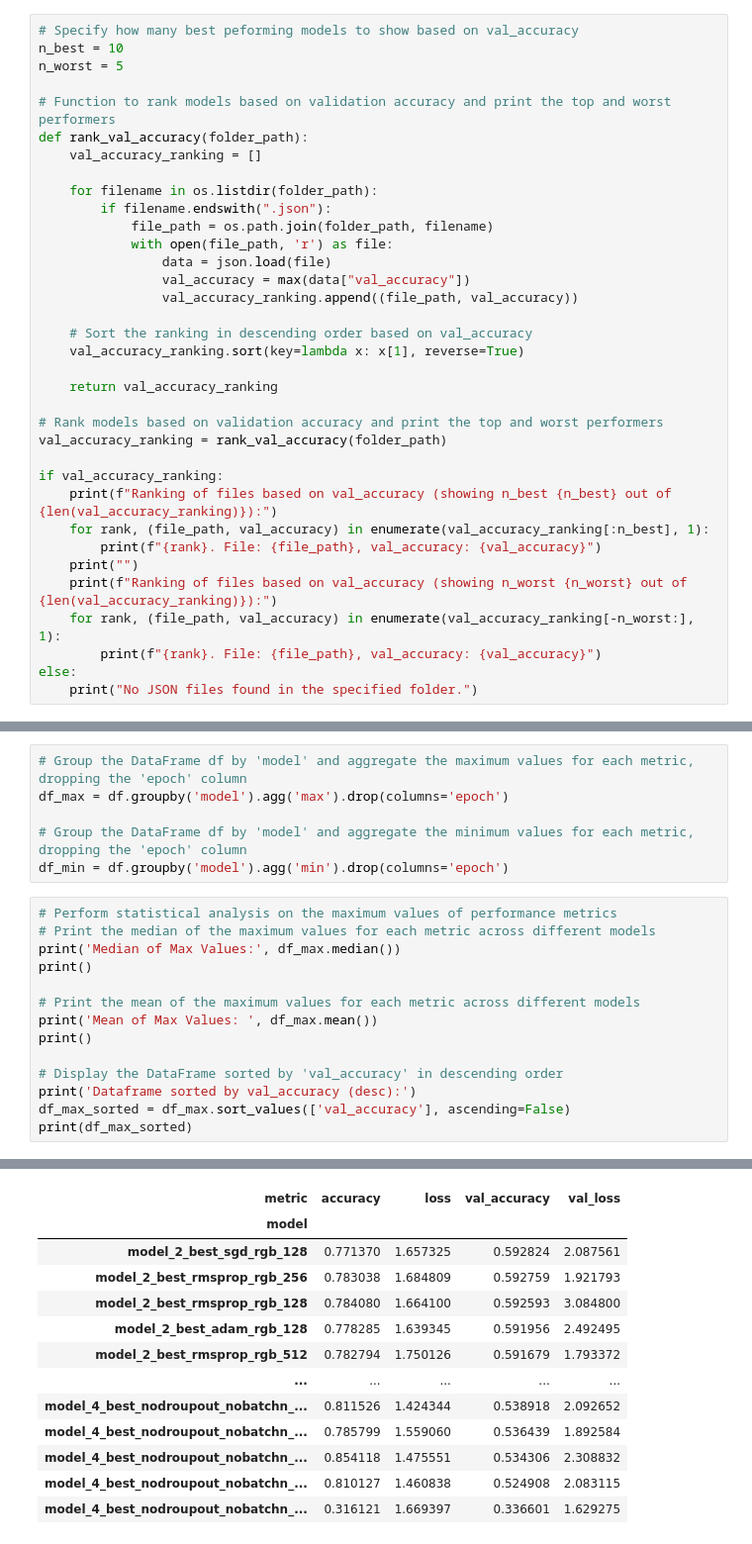
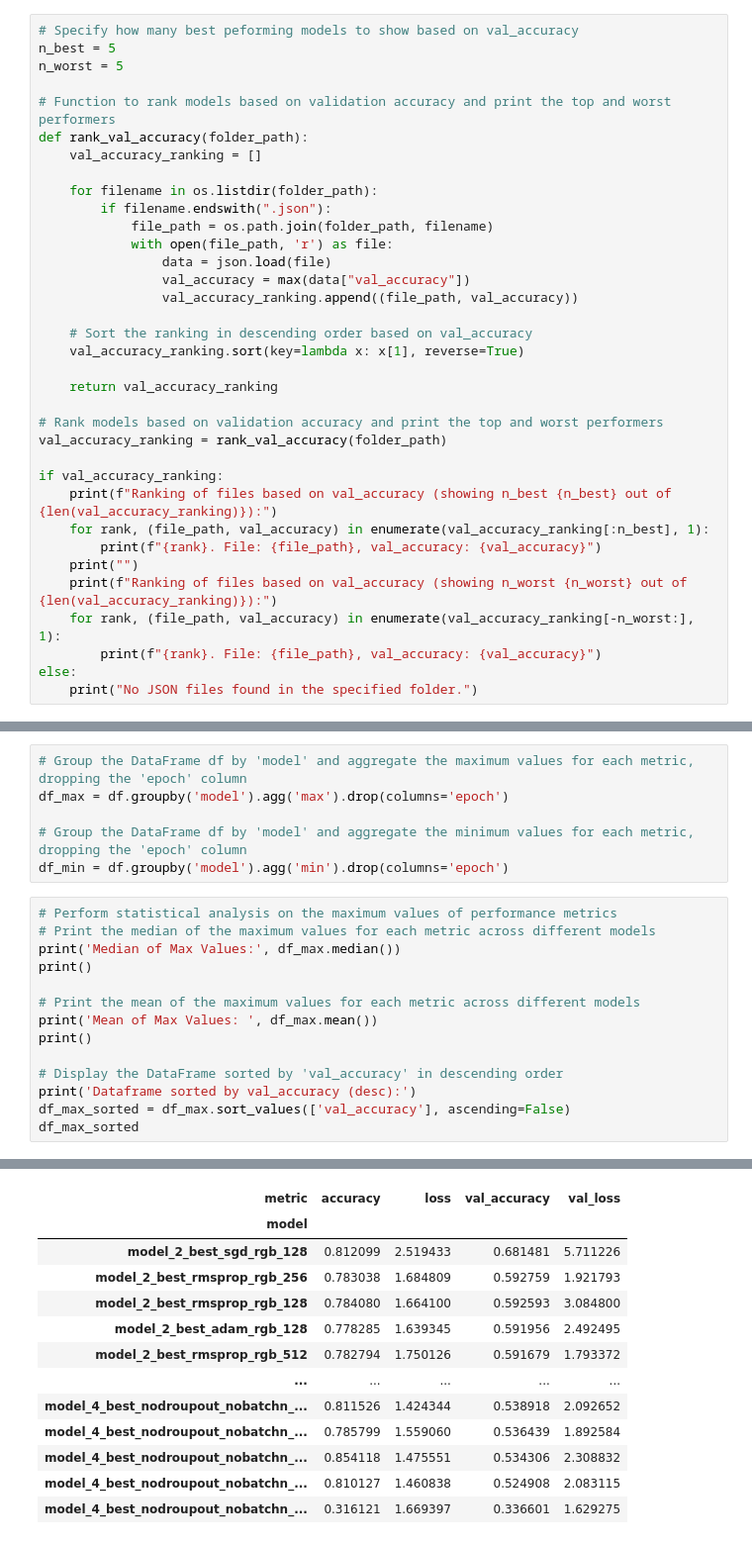
Before and after one commit to DeusNexus/iu-emotion-classification-tensorflow, a Jupyter notebook: notebooks/3_training_evaluation.ipynb, the cells around one changed output, grey strips where cells are left out. Shown at 99% size. Saved outputs shown, nothing was run; the diff lists cells and outputs as text.

```diff
--- a/notebooks/3_training_evaluation.ipynb
+++ b/notebooks/3_training_evaluation.ipynb
@@ -86,7 +86,7 @@ The highest val_loss is: 2497.628173828125
 best_model_name = 'model_2_best_sgd_rgb_128'
 # %%
 # Specify how many best peforming models to show based on val_accuracy
-n_best = 10
+n_best = 5
 n_worst = 5
 
 # Function to rank models based on validation accuracy and print the top and worst performers
@@ -378,6 +377,6 @@ print()
 # Display the DataFrame sorted by 'val_accuracy' in descending order
 print('Dataframe sorted by val_accuracy (desc):')
 df_max_sorted = df_max.sort_values(['val_accuracy'], ascending=False)
-print(df_max_sorted)
+df_max_sorted
 # %% [output]
 Median of Max Values: metric
@@ -395,9 +394,9 @@ val_loss        47.865328
 dtype: float64
 
 Dataframe sorted by val_accuracy (desc):
 | metric | accuracy | loss | val_accuracy | val_loss |
 | model |  |  |  |  |
-| model_2_best_sgd_rgb_128 | 0.771370 | 1.657325 | 0.592824 | 2.087561 |
+| model_2_best_sgd_rgb_128 | 0.812099 | 2.519433 | 0.681481 | 5.711226 |
 | model_2_best_rmsprop_rgb_256 | 0.783038 | 1.684809 | 0.592759 | 1.921793 |
 | model_2_best_rmsprop_rgb_128 | 0.784080 | 1.664100 | 0.592593 | 3.084800 |
 | model_2_best_adam_rgb_128 | 0.778285 | 1.639345 | 0.591956 | 2.492495 |
```
Also changed, not shown: parts of 17 cells of this notebook, 7 other files.
